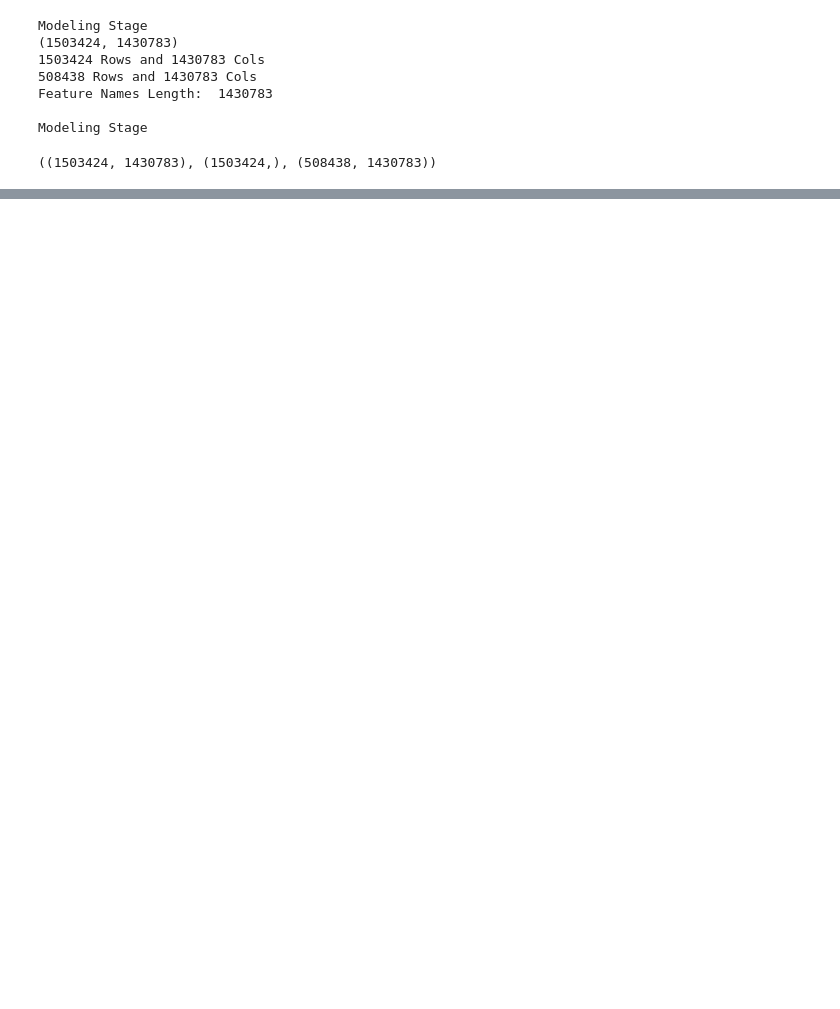
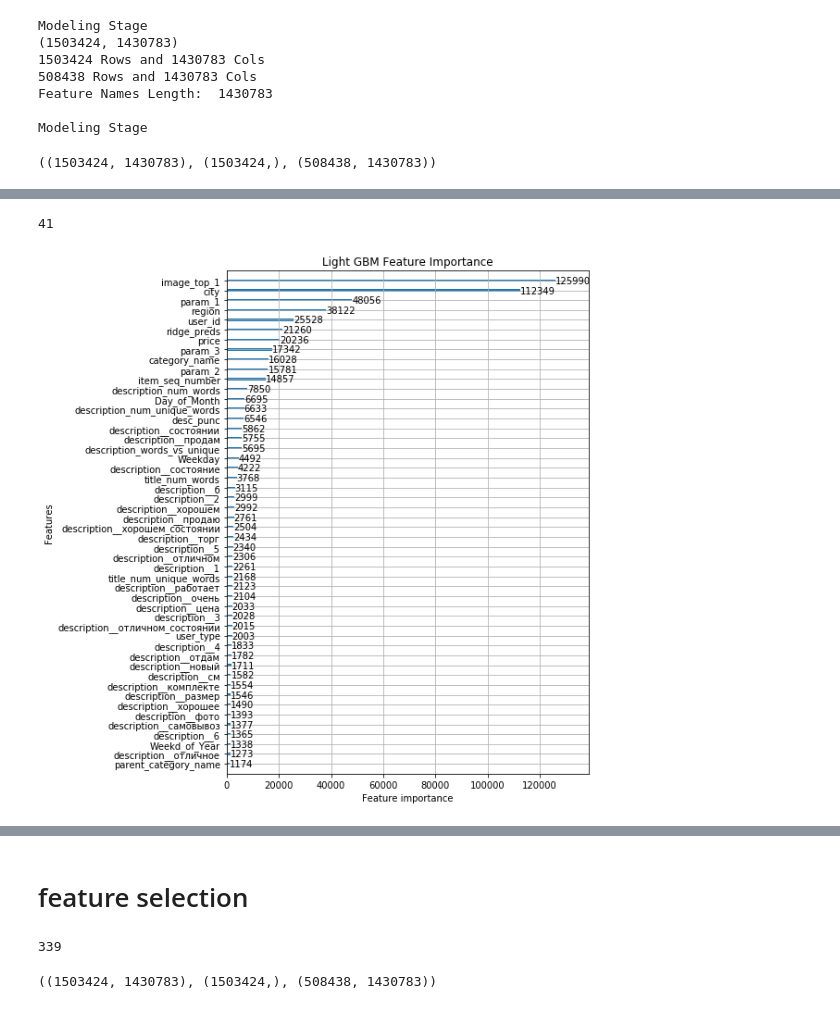
Before and after one commit to jungi21cc/avito_demand, a Jupyter notebook: 02kernel/kernel_LightGBM.ipynb, the cells around one changed output, grey strips where cells are left out. Saved outputs shown, nothing was run; the diff lists cells and outputs as text; code cells hidden in the pictures; blank space fills up the shorter version.

Commit message:
kernel lightGMB updated

```diff
--- a/02kernel/kernel_LightGBM.ipynb
+++ b/02kernel/kernel_LightGBM.ipynb
@@ -415,0 +425,26 @@ Successfully submitted to Avito Demand Prediction Challenge
+# %%
+gc.collect()
+# %% [output]
+41
+# %%
+# Feature Importance Plot
+f, ax = plt.subplots(figsize=[7,10])
+lgb.plot_importance(lgb_clf, max_num_features=50, ax=ax)
+plt.title("Light GBM Feature Importance")
+plt.show()
+# lgb_clf.feature_importance_
+
+print("Model Evaluation Stage")
+lgpred = lgb_clf.predict(testing)
+
+#Mixing lightgbm with ridge. I haven't really tested if this improves the score or not
+#blend = 0.95*lgpred + 0.05*ridge_oof_test[:,0]
+lgsub = pd.DataFrame(lgpred,columns=["deal_probability"],index=testdex)
+lgsub['deal_probability'].clip(0.0, 1.0, inplace=True) # Between 0 and 1
+lgsub.to_csv("submission.csv",index=True,header=True)
+#print("Model Runtime: %0.2f Minutes"%((time.time() - modelstart)/60))
+print("Notebook Runtime: %0.2f Minutes"%((time.time() - notebookstart)/60))
+
+! kaggle competitions submit -c avito-demand-prediction -f submission.csv -m "Message"
+# %% [output]
+[figure, added]
@@ -432,3 +475,13 @@ Successfully submitted to Avito Demand Prediction Challenge
 # lgsub.to_csv("submission.csv",index=True,header=True)
 # #print("Model Runtime: %0.2f Minutes"%((time.time() - modelstart)/60))
 # print("Notebook Runtime: %0.2f Minutes"%((time.time() - notebookstart)/60))
+# %% [markdown]
+# feature selection
+# %%
+gc.collect()
+# %% [output]
+339
+# %%
+X.shape, y.shape, testing.shape
+# %% [output]
+((1503424, 1430783), (1503424,), (508438, 1430783))
```
Also changed, not shown: parts of 15 cells of this notebook.
